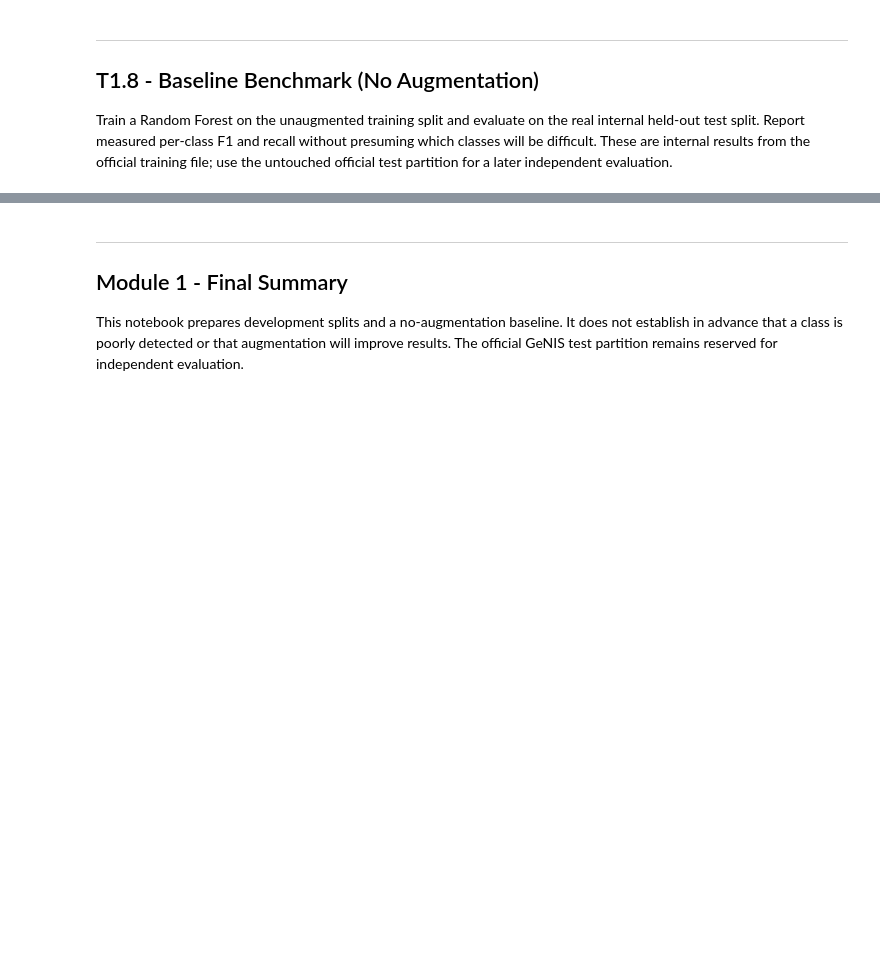
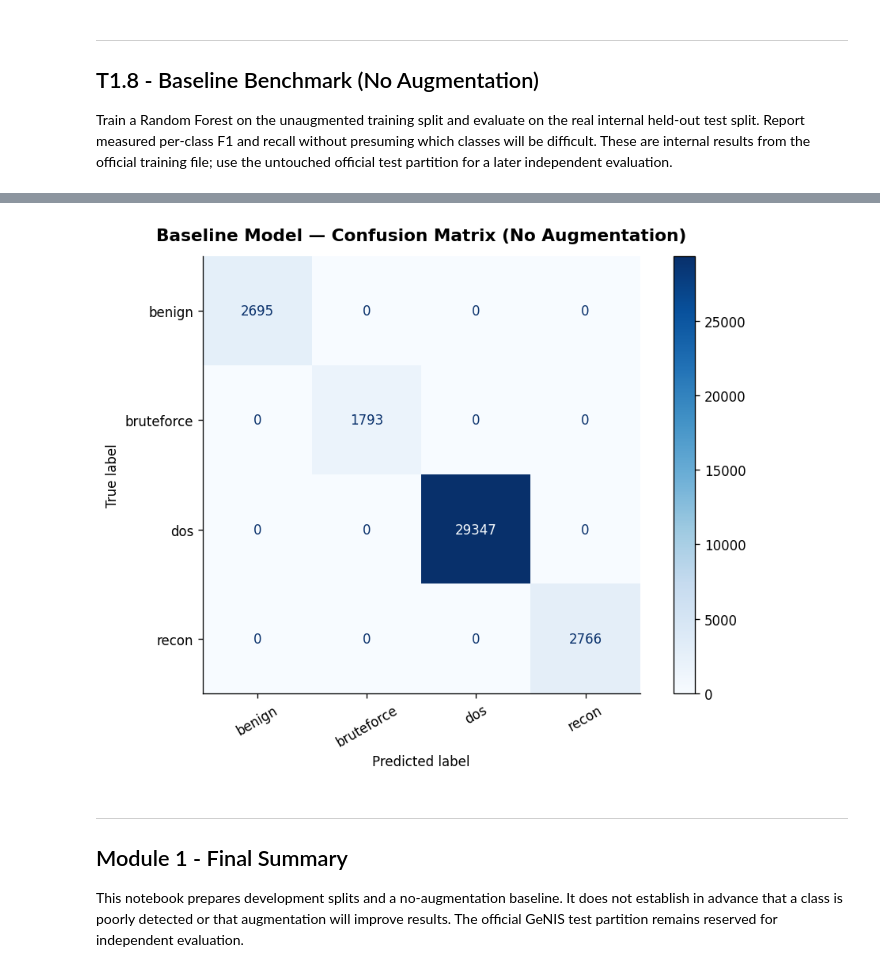
Before and after one commit to HasanWaqar0484/NetGuard-AI, a Jupyter notebook: notebooks/module1-data-ingestion-preprocessing.ipynb, the cells around one changed output, grey strips where cells are left out. Cells and saved outputs as stored; diff of their text form; code cells hidden in the pictures; blank space fills up the shorter version.

Commit message:
Update Module 1 notebook with saved metric results

```diff
--- a/notebooks/module1-data-ingestion-preprocessing.ipynb
+++ b/notebooks/module1-data-ingestion-preprocessing.ipynb
@@ -644,15 +805,32 @@ print(f'Chart 6 saved: {chart6_path}')
 # %%
-# Chart 7 — Confusion Matrix
-cm = confusion_matrix(y_test, y_pred)
-fig, ax = plt.subplots(figsize=(max(8, len(class_names)*1.5), max(6, len(class_names)*1.2)))
-disp = ConfusionMatrixDisplay(confusion_matrix=cm, display_labels=class_names)
+from sklearn.metrics import confusion_matrix, ConfusionMatrixDisplay
+import matplotlib.pyplot as plt
+
+# Include only classes present in the test labels or predictions
+cm_labels = sorted(set(y_test) | set(y_pred))
+cm_names = [str(class_names[i]) for i in cm_labels]
+
+cm = confusion_matrix(y_test, y_pred, labels=cm_labels)
+
+fig, ax = plt.subplots(
+    figsize=(max(8, len(cm_names) * 1.5), max(6, len(cm_names) * 1.2))
+)
+disp = ConfusionMatrixDisplay(
+    confusion_matrix=cm,
+    display_labels=cm_names
+)
 disp.plot(ax=ax, colorbar=True, cmap='Blues', xticks_rotation=30)
-ax.set_title('Baseline Model — Confusion Matrix (No Augmentation)', fontsize=13, fontweight='bold', pad=12)
+
+ax.set_title(
+    'Baseline Model — Confusion Matrix (No Augmentation)',
+    fontsize=13,
+    fontweight='bold',
+    pad=12
+)
 plt.tight_layout()
-chart7_path = os.path.join(BASE_DIR, 'chart7_confusion_matrix.png')
-plt.savefig(chart7_path, bbox_inches='tight')
 plt.show()
-print(f'Chart 7 saved: {chart7_path}')
+# %% [output]
+[figure, added]
 # %% [markdown]
 ---
 ## Module 1 - Final Summary
```
Also changed, not shown: parts of 19 cells of this notebook.
